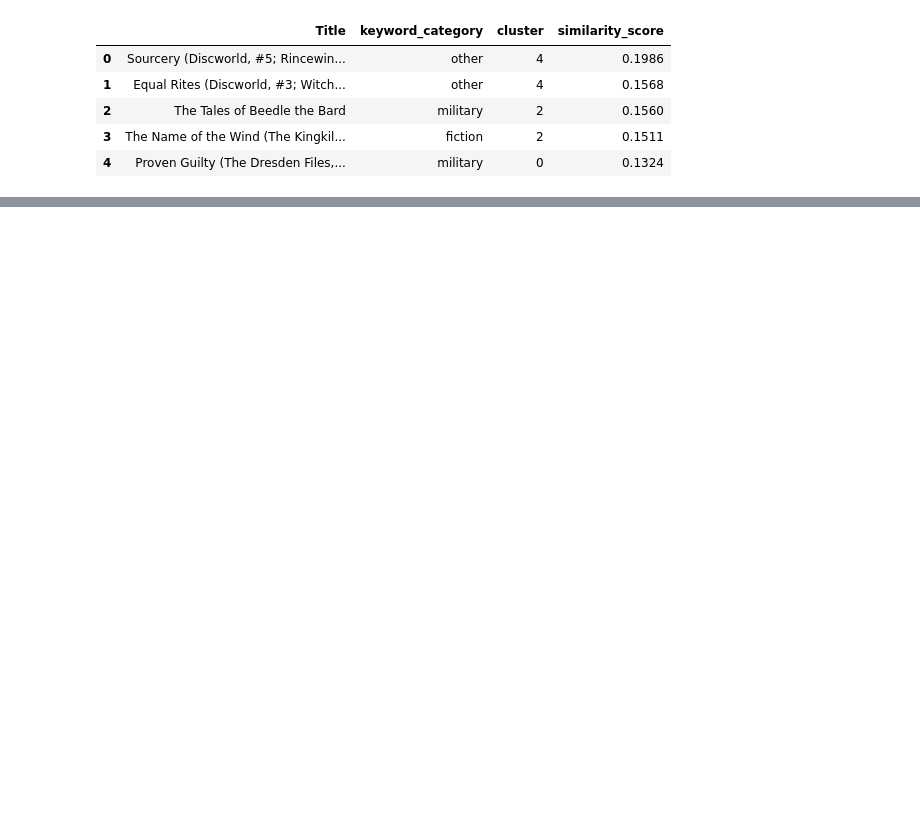
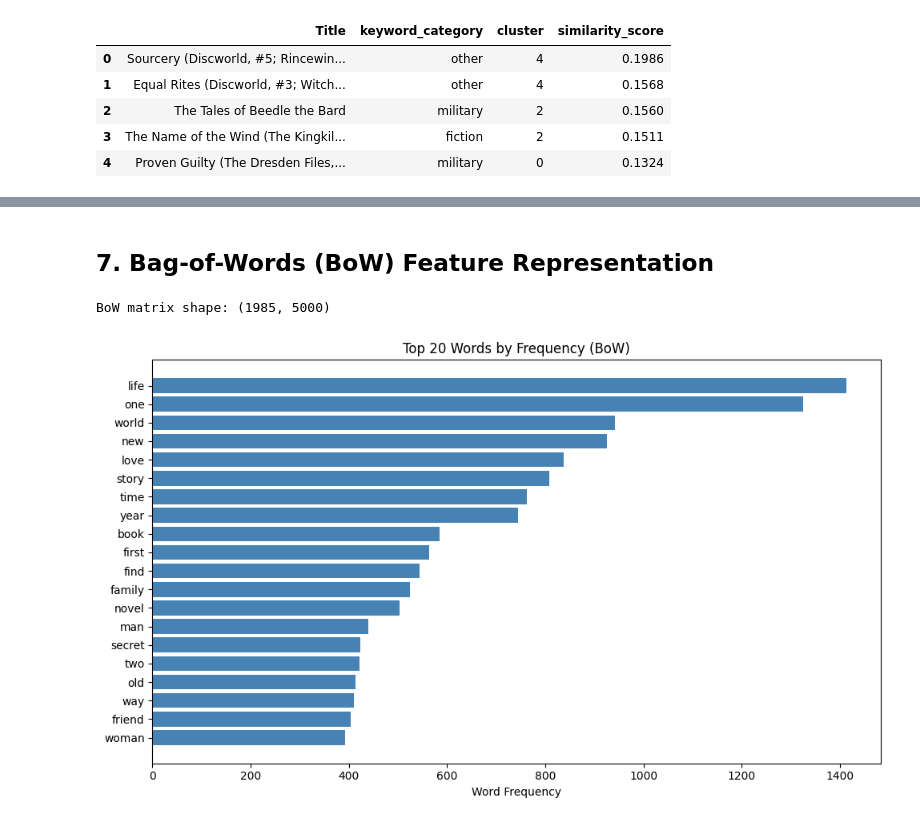
Before and after one commit to kathy-kx/chatbot-based-book-recommendation-system, a Jupyter notebook: Classification&Clustering/Classification&Clustering.ipynb, the cells around one changed output, grey strips where cells are left out. Drawn from its saved outputs; the diff is of its cells as text; code cells hidden in the pictures; blank space fills up the shorter version.

```diff
--- a/Classification&Clustering/Classification&Clustering.ipynb
+++ b/Classification&Clustering/Classification&Clustering.ipynb
@@ -139,0 +156,29 @@ Silhouette Score: 0.0043
+# %% [markdown]
+## 7. Bag-of-Words (BoW) Feature Representation
+# %%
+from sklearn.feature_extraction.text import CountVectorizer
+import matplotlib.pyplot as plt
+import numpy as np
+
+# BoW vectorization
+bow = CountVectorizer(max_features=5000, min_df=2, max_df=0.95)
+bow_matrix = bow.fit_transform(books_cat['text_clean'])
+print(f"BoW matrix shape: {bow_matrix.shape}")
+
+# Top 20 words by frequency
+word_freq = np.asarray(bow_matrix.sum(axis=0)).flatten()
+feature_names = bow.get_feature_names_out()
+top20_idx = word_freq.argsort()[-20:][::-1]
+top20_words = [feature_names[i] for i in top20_idx]
+top20_freq = word_freq[top20_idx]
+
+plt.figure(figsize=(10, 6))
+plt.barh(top20_words[::-1], top20_freq[::-1], color='steelblue')
+plt.xlabel('Word Frequency')
+plt.title('Top 20 Words by Frequency (BoW)')
+plt.tight_layout()
+plt.savefig('bow_frequency.png', dpi=150)
+plt.show()
+# %% [output]
+BoW matrix shape: (1985, 5000)
+[figure, added]
```
Also changed, not shown: parts of 23 cells of this notebook.
